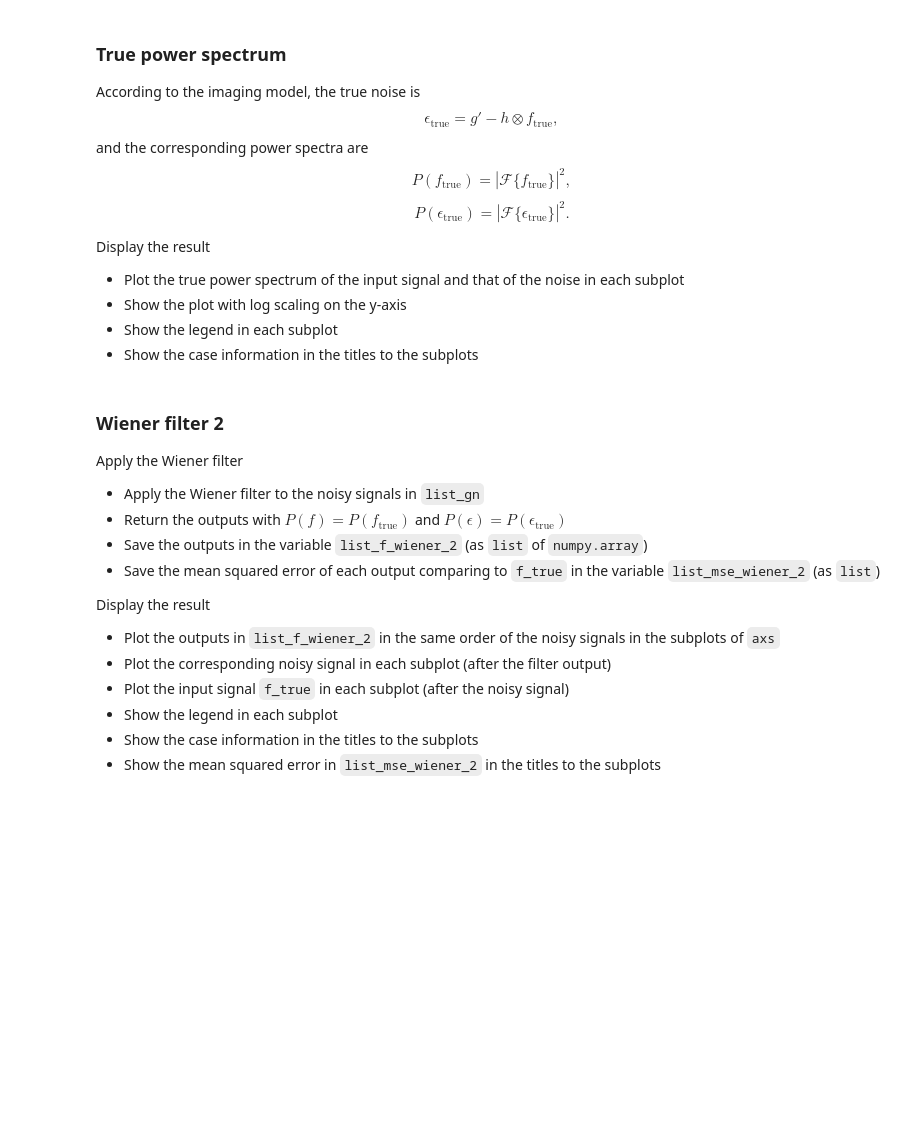
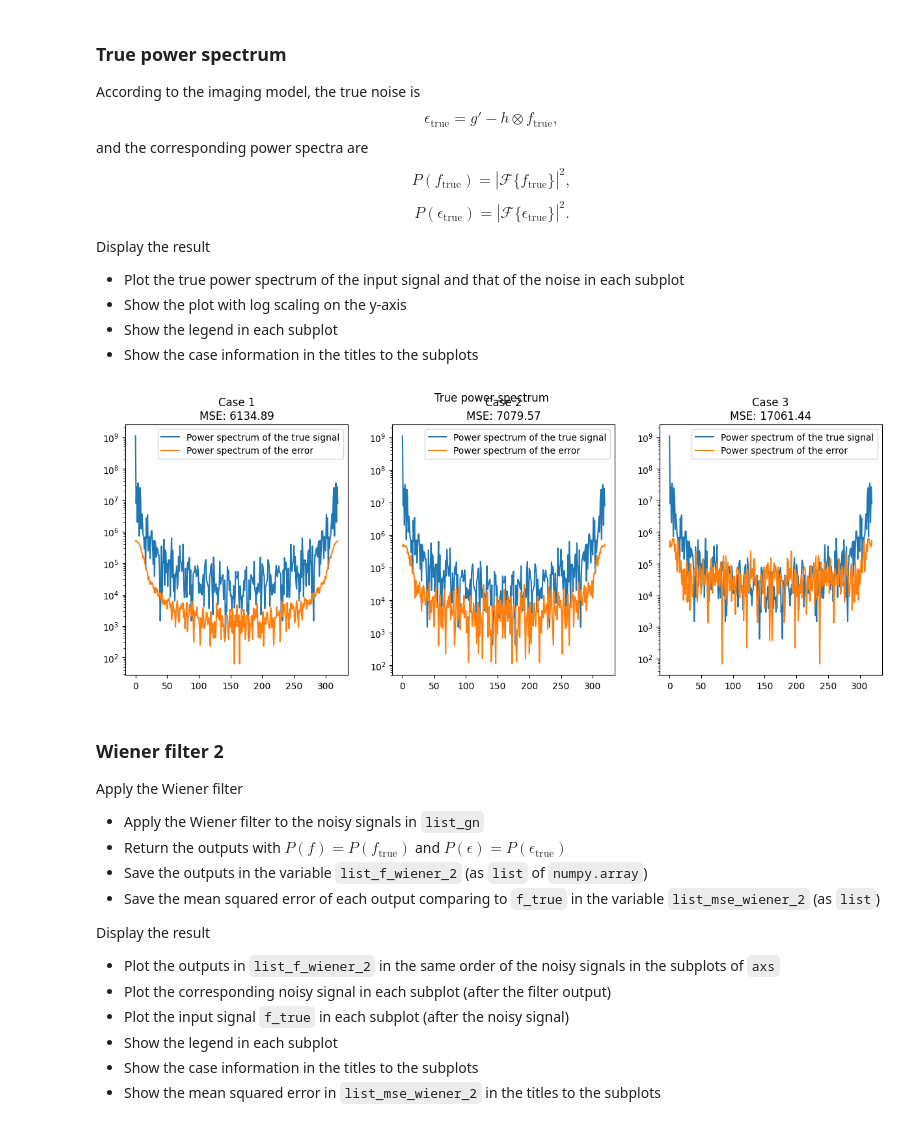
Before and after one commit to markorn-01/Inverse_problem_exercises, a Jupyter notebook: IP_Exercises_s03/IP_Exercises_s03.ipynb, the cells around one changed output. Saved outputs shown, nothing was run; the diff lists cells and outputs as text; code cells hidden in the pictures; blank space fills up the shorter version.

```diff
--- a/IP_Exercises_s03/IP_Exercises_s03.ipynb
+++ b/IP_Exercises_s03/IP_Exercises_s03.ipynb
@@ -282,11 +289,21 @@ Display the result
 * Show the legend in each subplot
 * Show the case information in the titles to the subplots
 # %%
+e_true = np.array([gn - np.convolve(h_psf, f_true, mode='same') for gn in list_gn])
+p_f_true = np.abs(np.fft.fft(f_true))**2
+p_e_true = np.array([np.abs(np.fft.fft(e))**2 for e in e_true])
+
 fig, axs = plt.subplots(1, 3, figsize=(15, 5))
 fig.suptitle('True power spectrum')
 
-# YOUR CODE HERE
-raise NotImplementedError()
+for i, (p_e, mse) in enumerate(zip(p_e_true, list_mse_inv)):
+    axs[i].plot(p_f_true, label='Power spectrum of the true signal')
+    axs[i].plot(p_e, label='Power spectrum of the error')
+    axs[i].set_yscale('log')
+    axs[i].set_title(f'Case {i+1}\nMSE: {mse:.2f}')
+    axs[i].legend()
+# %% [output]
+[figure, added]
 # %%
 # This cell contains hidden tests.
 # %% [markdown]
```
Also changed, not shown: parts of 2 cells of this notebook.
